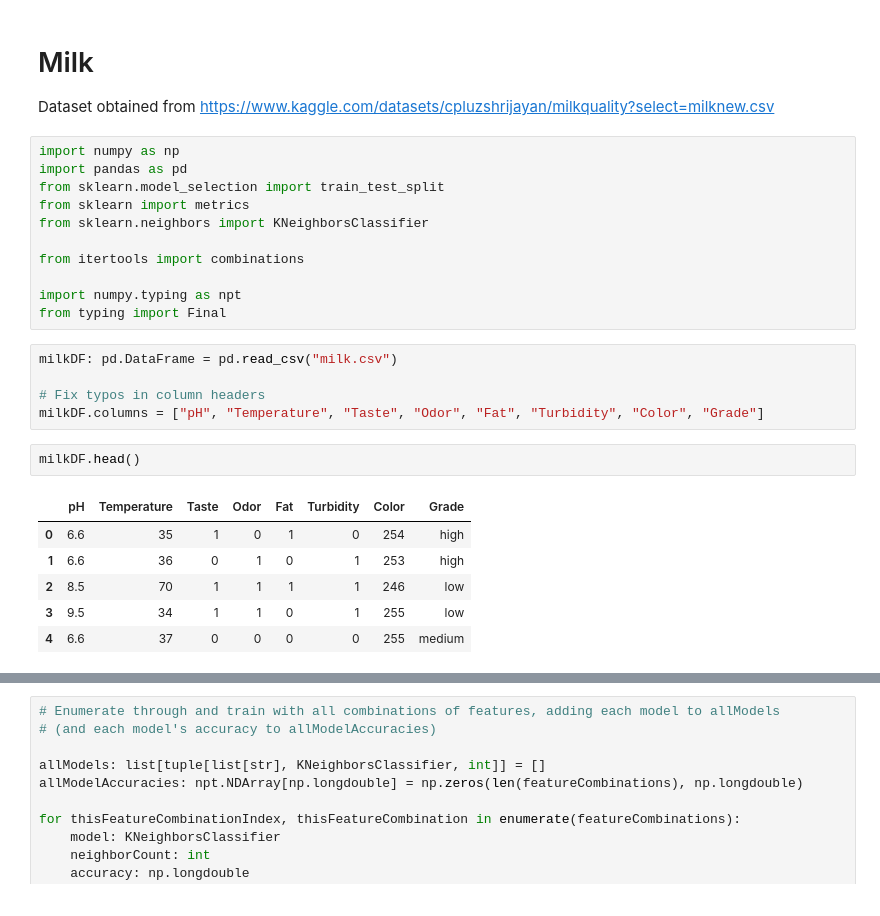
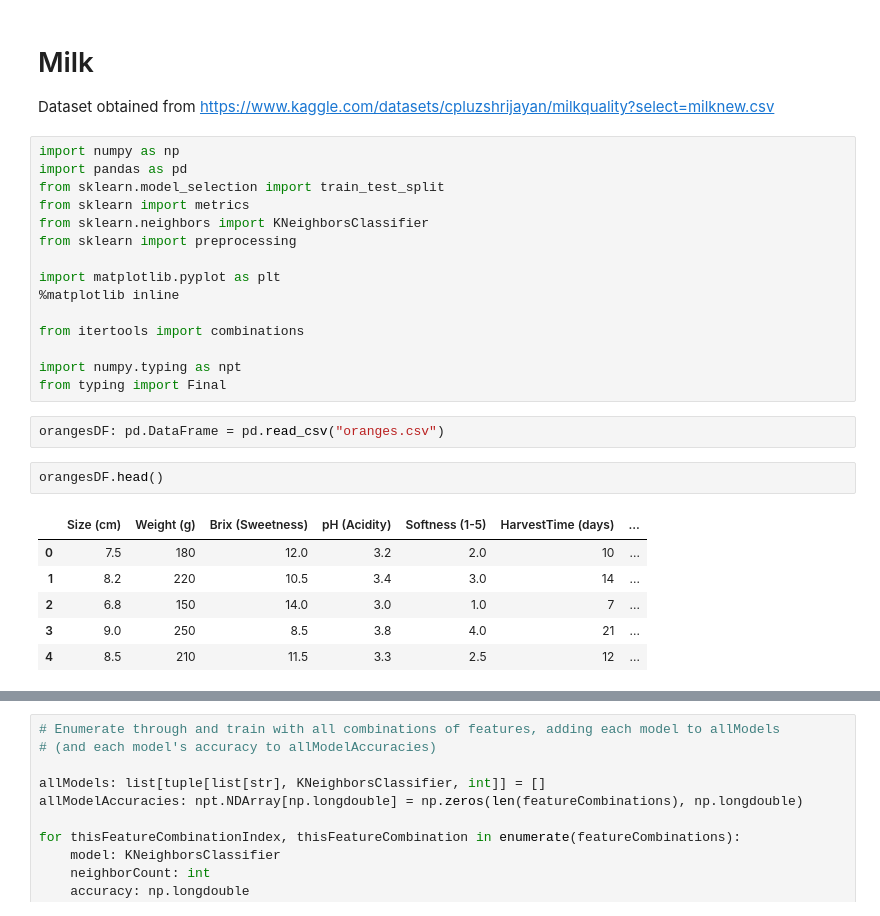
Before and after one commit to wschlesingernsnva/machine-learning-final-project, a Jupyter notebook: main.ipynb, the cells around one changed output, grey strips where cells are left out. Saved outputs shown, nothing was run; the diff lists cells and outputs as text.

```diff
--- a/main.ipynb
+++ b/main.ipynb
@@ -7,22 +7,23 @@ import pandas as pd
 from sklearn.model_selection import train_test_split
 from sklearn import metrics
 from sklearn.neighbors import KNeighborsClassifier
+from sklearn import preprocessing
+
+import matplotlib.pyplot as plt
+%matplotlib inline
 
 from itertools import combinations
 
 import numpy.typing as npt
 from typing import Final
-# %%
-milkDF: pd.DataFrame = pd.read_csv("milk.csv")
-
-# Fix typos in column headers
-milkDF.columns = ["pH", "Temperature", "Taste", "Odor", "Fat", "Turbidity", "Color", "Grade"]
+# %%
+orangesDF: pd.DataFrame = pd.read_csv("oranges.csv")
 # %%
-milkDF.head()
+orangesDF.head()
 # %% [output]
-|  | pH | Temperature | Taste | Odor | Fat | Turbidity | Color | Grade |
-| 0 | 6.6 | 35 | 1 | 0 | 1 | 0 | 254 | high |
-| 1 | 6.6 | 36 | 0 | 1 | 0 | 1 | 253 | high |
-| 2 | 8.5 | 70 | 1 | 1 | 1 | 1 | 246 | low |
-| 3 | 9.5 | 34 | 1 | 1 | 0 | 1 | 255 | low |
-| 4 | 6.6 | 37 | 0 | 0 | 0 | 0 | 255 | medium |
+|  | Size (cm) | Weight (g) | Brix (Sweetness) | pH (Acidity) | Softness (1-5) | HarvestTime (days) | ... |
+| 0 | 7.5 | 180 | 12.0 | 3.2 | 2.0 | 10 | ... |
+| 1 | 8.2 | 220 | 10.5 | 3.4 | 3.0 | 14 | ... |
+| 2 | 6.8 | 150 | 14.0 | 3.0 | 1.0 | 7 | ... |
+| 3 | 9.0 | 250 | 8.5 | 3.8 | 4.0 | 21 | ... |
+| 4 | 8.5 | 210 | 11.5 | 3.3 | 2.5 | 12 | ... |
```
Also changed, not shown: parts of 12 cells of this notebook, 2 other files.
